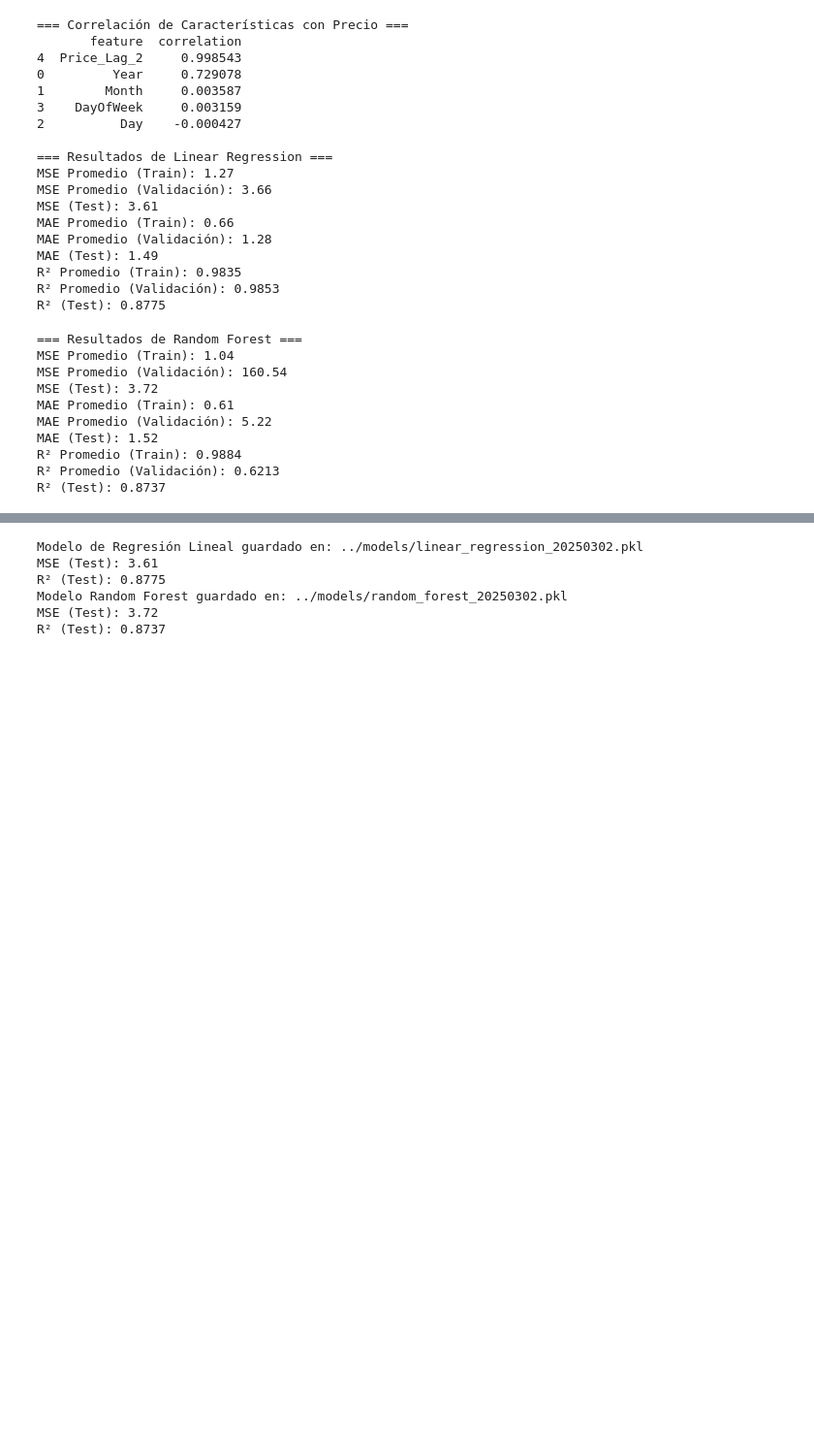
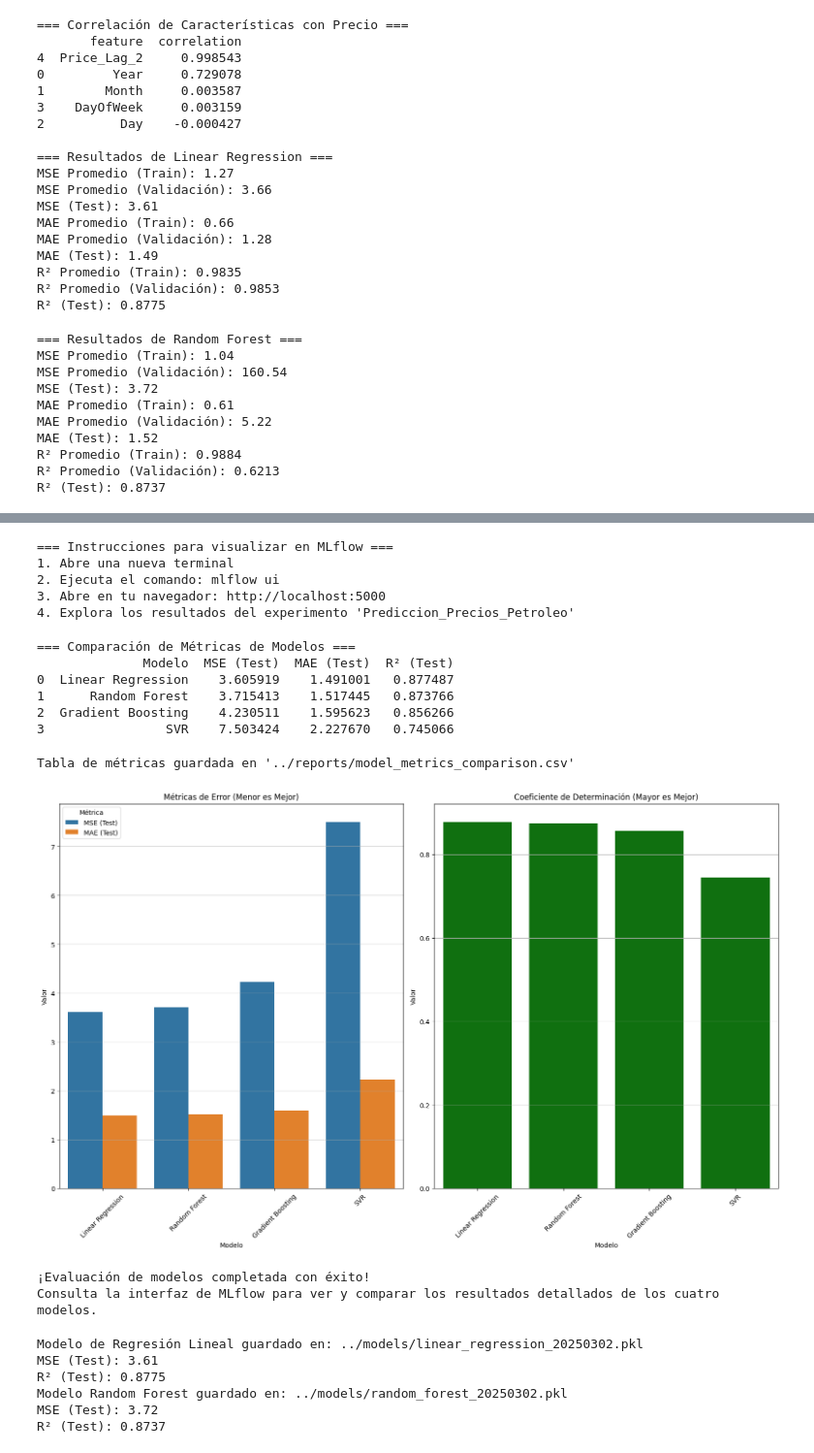
Before and after one commit to daplaza82/MLEvaluacion, a Jupyter notebook: notebooks/oil_prices_mlflow.ipynb, the cells around one changed output, grey strips where cells are left out. Shown at 97% size. Drawn from its saved outputs; the diff is of its cells as text; code cells hidden in the pictures; blank space fills up the shorter version.

```diff
--- a/notebooks/oil_prices_mlflow.ipynb
+++ b/notebooks/oil_prices_mlflow.ipynb
@@ -654,0 +1108,13 @@ R² (Test): 0.8737
+# %%
+# Mostrar información sobre cómo acceder a la interfaz de MLflow
+print("\n=== Instrucciones para visualizar en MLflow ===")
+print("1. Abre una nueva terminal")
+print("2. Ejecuta el comando: mlflow ui")
+print("3. Abre en tu navegador: http://localhost:5000")
+print("4. Explora los resultados del experimento 'Prediccion_Precios_Petroleo'")
+# %% [output]
+=== Instrucciones para visualizar en MLflow ===
+1. Abre una nueva terminal
+2. Ejecuta el comando: mlflow ui
+3. Abre en tu navegador: http://localhost:5000
+4. Explora los resultados del experimento 'Prediccion_Precios_Petroleo'
@@ -655,3 +1144,60 @@ R² (Test): 0.8737
+# %%
+# Crear DataFrame de métricas
+metrics_df = pd.DataFrame(model_metrics)
+print("\n=== Comparación de Métricas de Modelos ===")
+print(metrics_df)
+# %% [output]
+=== Comparación de Métricas de Modelos ===
+              Modelo  MSE (Test)  MAE (Test)  R² (Test)
+0  Linear Regression    3.605919    1.491001   0.877487
+1      Random Forest    3.715413    1.517445   0.873766
+2  Gradient Boosting    4.230511    1.595623   0.856266
+3                SVR    7.503424    2.227670   0.745066
+# %%
+# Guardar tabla de métricas
+metrics_df.to_csv('../reports/model_metrics_comparison.csv', index=False)
+print("\nTabla de métricas guardada en '../reports/model_metrics_comparison.csv'")
+# %% [output]
+Tabla de métricas guardada en '../reports/model_metrics_comparison.csv'
+# %%
+# Crear visualización de métricas de modelos
+metrics_df_melted = pd.melt(metrics_df, id_vars=['Modelo'], value_vars=['MSE (Test)', 'MAE (Test)', 'R² (Test)'],
+                          var_name='Métrica', value_name='Valor')
+
+plt.figure(figsize=(16, 10))
+
+# Subplot para MSE y MAE (escala más baja es mejor)
+plt.subplot(1, 2, 1)
+error_metrics = metrics_df_melted[metrics_df_melted['Métrica'].isin(['MSE (Test)', 'MAE (Test)'])]
+sns.barplot(x='Modelo', y='Valor', hue='Métrica', data=error_metrics)
+plt.title('Métricas de Error (Menor es Mejor)')
+plt.xticks(rotation=45)
+plt.grid(True, axis='y')
+
+# Subplot para R² (escala más alta es mejor)
+plt.subplot(1, 2, 2)
+r2_metrics = metrics_df_melted[metrics_df_melted['Métrica'] == 'R² (Test)']
+sns.barplot(x='Modelo', y='Valor', data=r2_metrics, color='green')
+plt.title('Coeficiente de Determinación (Mayor es Mejor)')
+plt.xticks(rotation=45)
+plt.grid(True, axis='y')
+
+plt.tight_layout()
+plt.savefig('../reports/figures/metrics_comparison.png', dpi=300)
+plt.show()
+# %% [output]
+[figure, added]
+# %%
+# Registrar esta visualización en MLflow
+with mlflow.start_run(run_name="Metrics_Comparison"):
+    mlflow.log_artifact('../reports/figures/metrics_comparison.png')
+    mlflow.log_artifact('../reports/model_metrics_comparison.csv')
+
+print("\n¡Evaluación de modelos completada con éxito!")
+print("Consulta la interfaz de MLflow para ver y comparar los resultados detallados de los cuatro modelos.")
+# %% [output]
+¡Evaluación de modelos completada con éxito!
+Consulta la interfaz de MLflow para ver y comparar los resultados detallados de los cuatro modelos.
 # %%
 # Código para extraer modelos de MLflow y guardarlos en la carpeta models/
 # Crear directorio models si no existe
```
Also changed, not shown: parts of 11 cells of this notebook, 57 other files.
